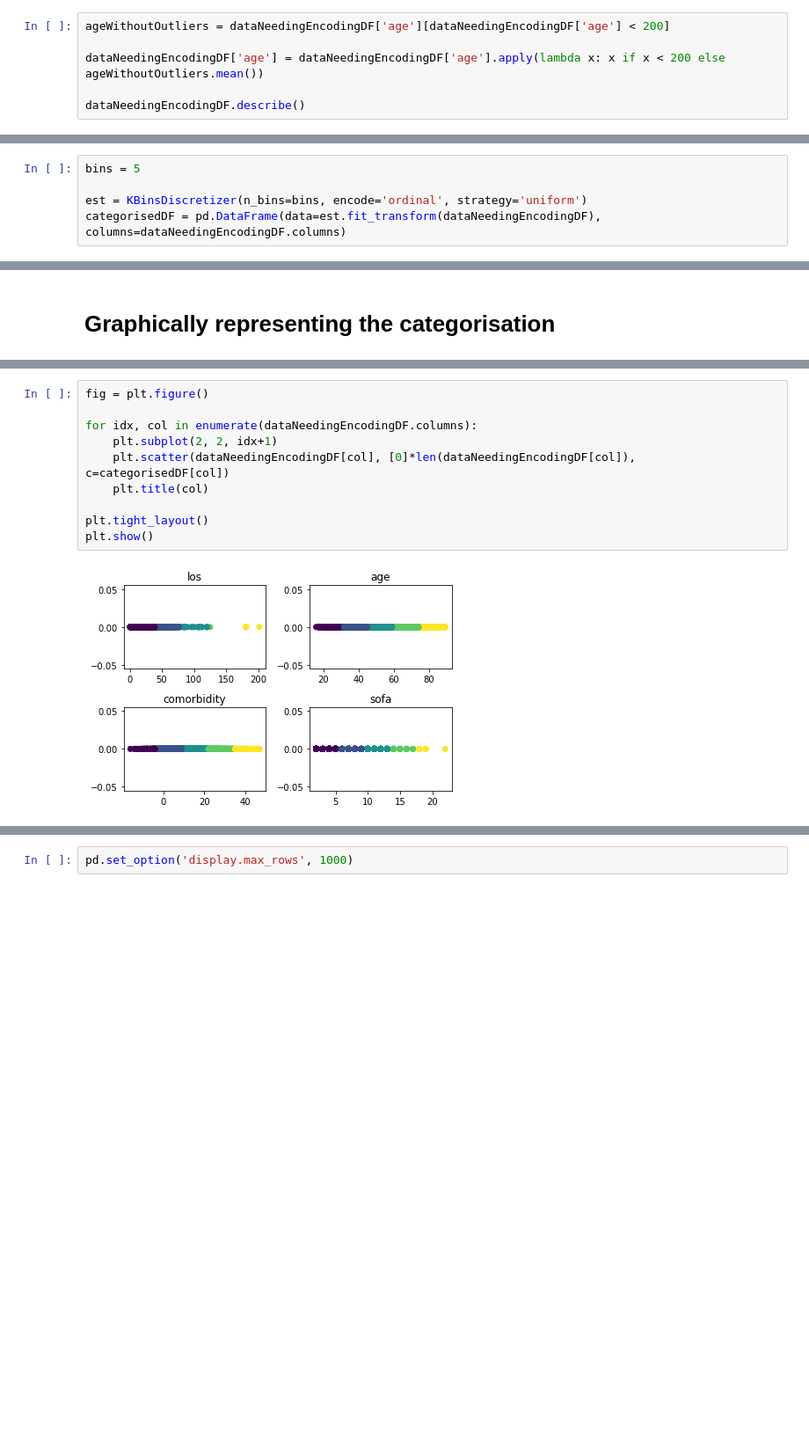
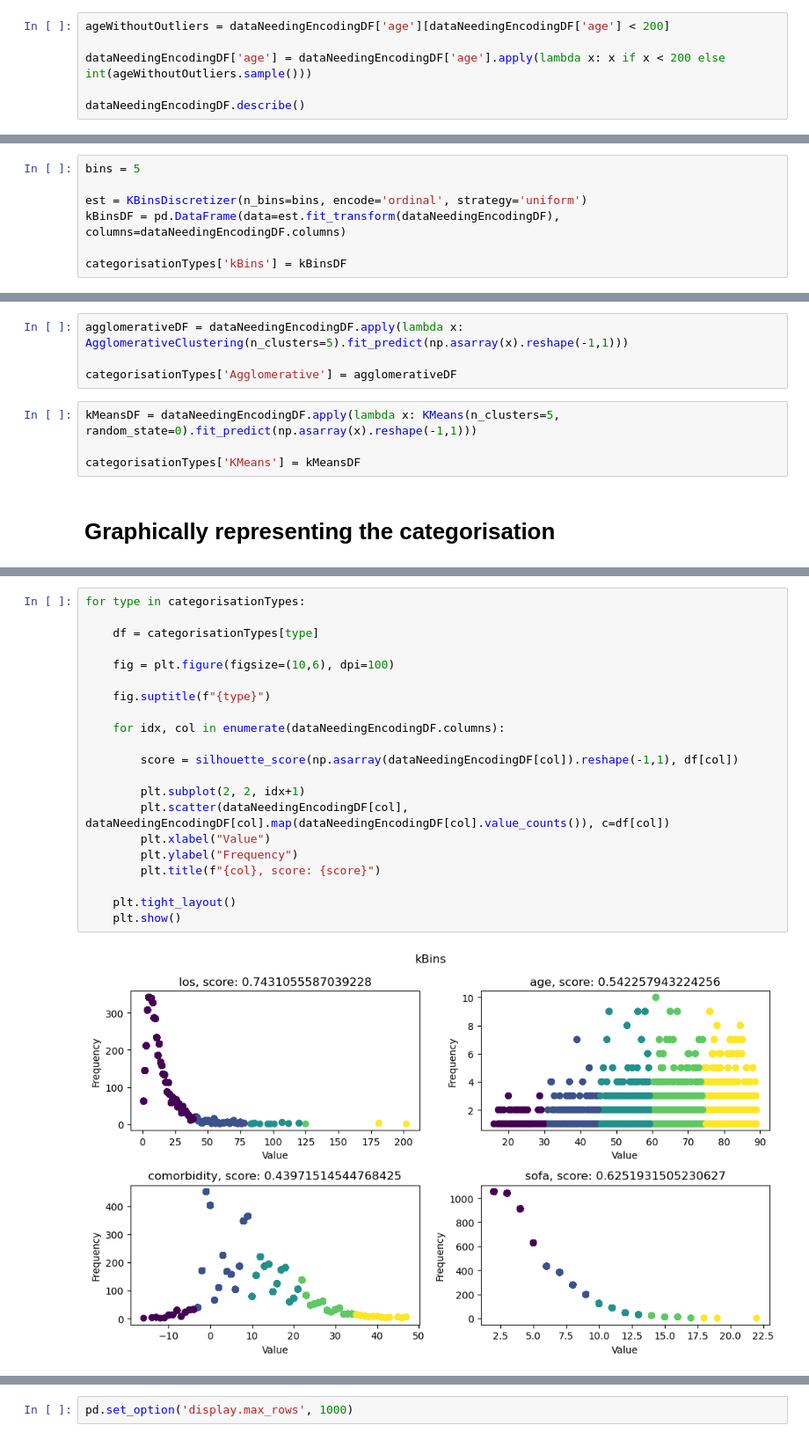
Before and after one commit to BenMarkFrost/LEN_Individual_Project, a Jupyter notebook: Static/kBins.ipynb, the cells around one changed output, grey strips where cells are left out. Shown at 88% size. Cells and saved outputs as stored; diff of their text form; blank space fills up the shorter version.

Commit message:
Improving graphing

```diff
--- a/Static/kBins.ipynb
+++ b/Static/kBins.ipynb
@@ -105,7 +110,7 @@ dataNeedingEncodingDF = mimicDF[['los', 'age', 'comorbidity', 'sofa']]
 # %%
 ageWithoutOutliers = dataNeedingEncodingDF['age'][dataNeedingEncodingDF['age'] < 200]
 
-dataNeedingEncodingDF['age'] = dataNeedingEncodingDF['age'].apply(lambda x: x if x < 200 else ageWithoutOutliers.mean())
+dataNeedingEncodingDF['age'] = dataNeedingEncodingDF['age'].apply(lambda x: x if x < 200 else int(ageWithoutOutliers.sample()))
 
 dataNeedingEncodingDF.describe()
 # %% [output]
@@ -127,4 +132,6 @@ See the caveats in the documentation: https://pandas.pydata.org/pandas-docs/stab
 bins = 5
 
 est = KBinsDiscretizer(n_bins=bins, encode='ordinal', strategy='uniform')
-categorisedDF = pd.DataFrame(data=est.fit_transform(dataNeedingEncodingDF), columns=dataNeedingEncodingDF.columns)
+kBinsDF = pd.DataFrame(data=est.fit_transform(dataNeedingEncodingDF), columns=dataNeedingEncodingDF.columns)
+
+categorisationTypes['kBins'] = kBinsDF
@@ -140,2 +138,10 @@ categorisedDF.head()
+# %%
+agglomerativeDF = dataNeedingEncodingDF.apply(lambda x: AgglomerativeClustering(n_clusters=5).fit_predict(np.asarray(x).reshape(-1,1)))
+
+categorisationTypes['Agglomerative'] = agglomerativeDF
+# %%
+kMeansDF = dataNeedingEncodingDF.apply(lambda x: KMeans(n_clusters=5, random_state=0).fit_predict(np.asarray(x).reshape(-1,1)))
+
+categorisationTypes['KMeans'] = kMeansDF
 # %% [markdown]
 # Graphically representing the categorisation
@@ -149,12 +148,23 @@ plt.show()
 # %%
-fig = plt.figure()
+for type in categorisationTypes:
 
-for idx, col in enumerate(dataNeedingEncodingDF.columns):
-    plt.subplot(2, 2, idx+1)
-    plt.scatter(dataNeedingEncodingDF[col], [0]*len(dataNeedingEncodingDF[col]), c=categorisedDF[col])
-    plt.title(col)
+    df = categorisationTypes[type]
 
-plt.tight_layout()
-plt.show()
+    fig = plt.figure(figsize=(10,6), dpi=100)
+
+    fig.suptitle(f"{type}")
+
+    for idx, col in enumerate(dataNeedingEncodingDF.columns):
+
+        score = silhouette_score(np.asarray(dataNeedingEncodingDF[col]).reshape(-1,1), df[col])
+
+        plt.subplot(2, 2, idx+1)
+        plt.scatter(dataNeedingEncodingDF[col], dataNeedingEncodingDF[col].map(dataNeedingEncodingDF[col].value_counts()), c=df[col])
+        plt.xlabel("Value")
+        plt.ylabel("Frequency")
+        plt.title(f"{col}, score: {score}")
+
+    plt.tight_layout()
+    plt.show()
 # %% [output]
-[figure, old version]
+[figure, new version]
```
Also changed, not shown: parts of 13 cells of this notebook, 1 other file.
